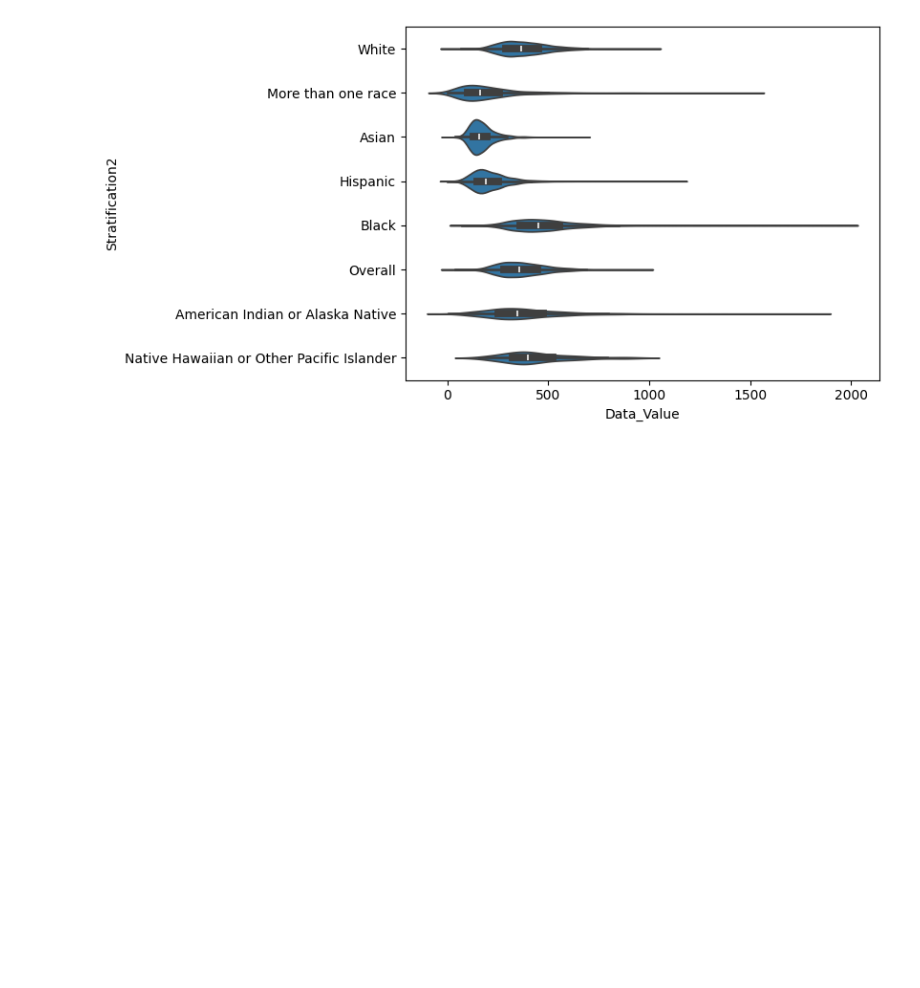
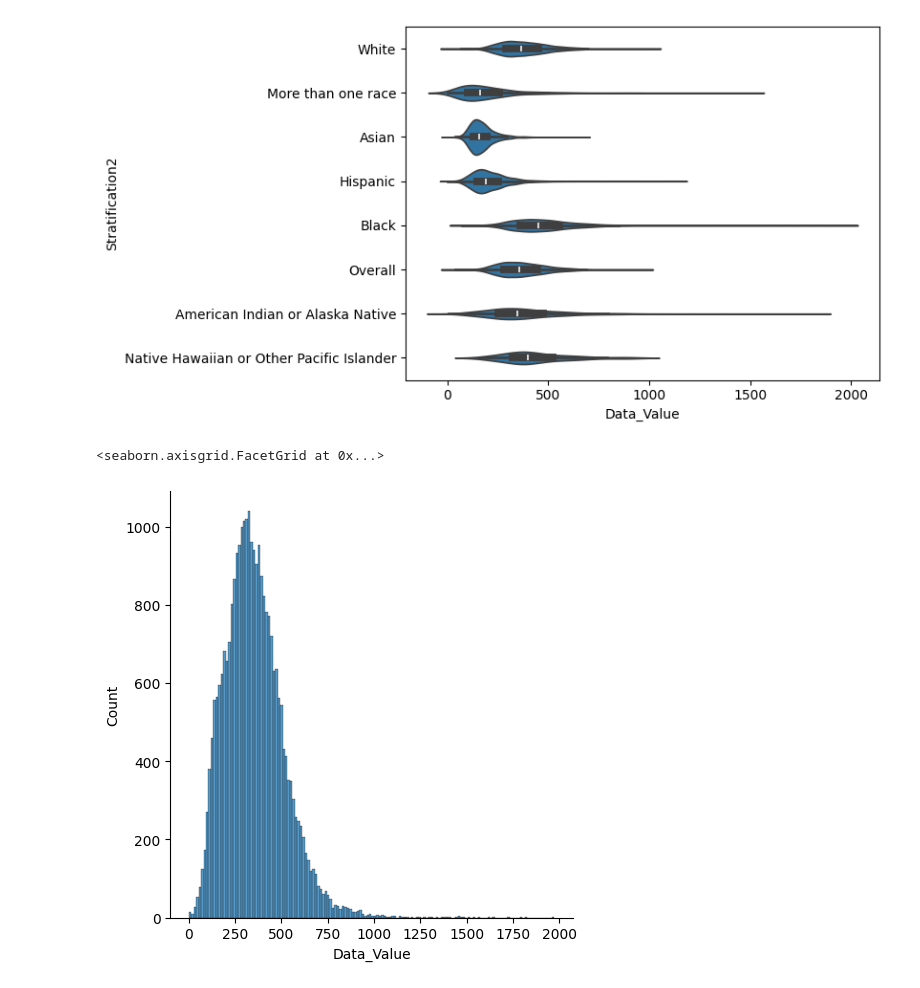
Before and after one commit to fredolo/fredolo, a Jupyter notebook: nocodech2.ipynb, the cells around one changed output. Drawn from its saved outputs; the diff is of its cells as text; code cells hidden in the pictures; blank space fills up the shorter version.

```diff
--- a/nocodech2.ipynb
+++ b/nocodech2.ipynb
@@ -78,3 +78,8 @@ sns.violinplot(x='Data_Value',y='Stratification2',data=heart_df)
 # %% [output]
 <Axes: xlabel='Data_Value', ylabel='Stratification2'>
 [figure]
+# %%
+sns.displot(heart_df['Data_Value'])
+# %% [output]
+<seaborn.axisgrid.FacetGrid at 0x...>
+[figure, added]
```
